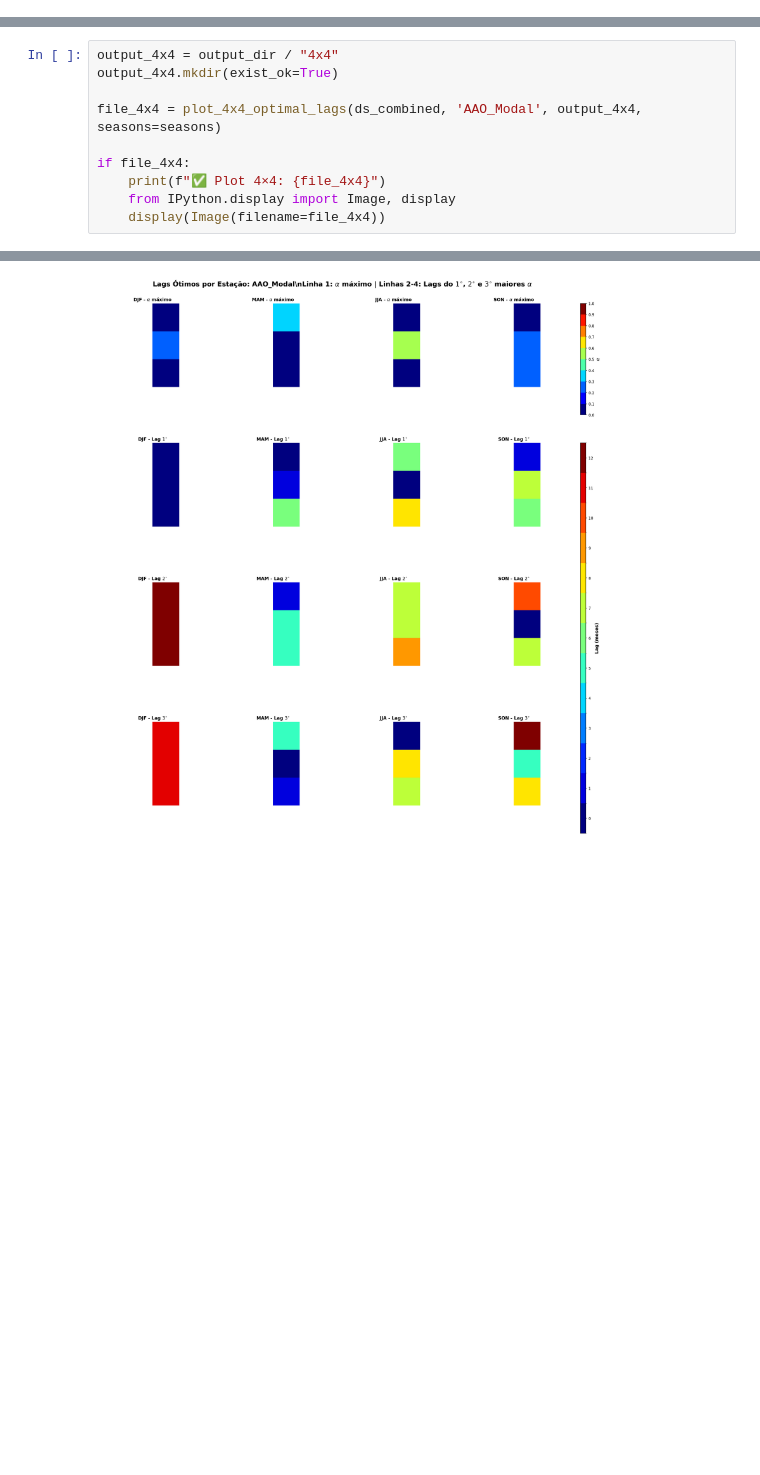
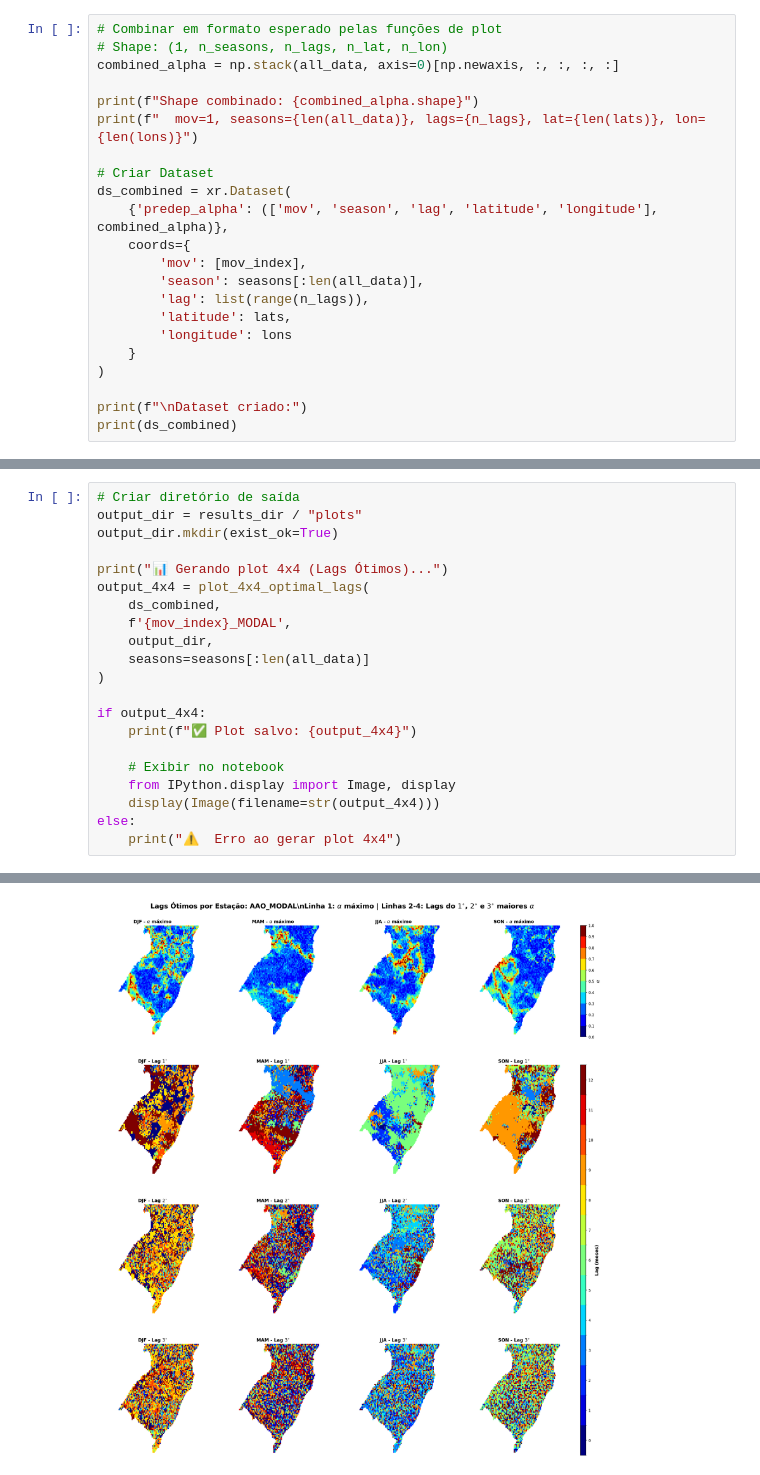
Before and after one commit to matteuscruz/irc_predep_bootstrap, a Jupyter notebook: notebooks/plot_modal_results.ipynb, the cells around one changed output, grey strips where cells are left out. Saved outputs shown, nothing was run; the diff lists cells and outputs as text; blank space fills up the shorter version.

```diff
--- a/notebooks/plot_modal_results.ipynb
+++ b/notebooks/plot_modal_results.ipynb
@@ -77,0 +77,22 @@ Região: Lat -33.8° a -25.1°, Lon -60.0° a -47.0°
+# %%
+# Combinar em formato esperado pelas funções de plot
+# Shape: (1, n_seasons, n_lags, n_lat, n_lon)
+combined_alpha = np.stack(all_data, axis=0)[np.newaxis, :, :, :, :]
+
+print(f"Shape combinado: {combined_alpha.shape}")
+print(f"  mov=1, seasons={len(all_data)}, lags={n_lags}, lat={len(lats)}, lon={len(lons)}")
+
+# Criar Dataset
+ds_combined = xr.Dataset(
+    {'predep_alpha': (['mov', 'season', 'lag', 'latitude', 'longitude'], combined_alpha)},
+    coords={
+        'mov': [mov_index],
+        'season': seasons[:len(all_data)],
+        'lag': list(range(n_lags)),
+        'latitude': lats,
+        'longitude': lons
+    }
+)
+
+print(f"\nDataset criado:")
+print(ds_combined)
@@ -80,11 +116,22 @@ Região: Lat -33.8° a -25.1°, Lon -60.0° a -47.0°
 # %%
-output_4x4 = output_dir / "4x4"
-output_4x4.mkdir(exist_ok=True)
+# Criar diretório de saída
+output_dir = results_dir / "plots"
+output_dir.mkdir(exist_ok=True)
 
-file_4x4 = plot_4x4_optimal_lags(ds_combined, 'AAO_Modal', output_4x4, seasons=seasons)
+print("📊 Gerando plot 4x4 (Lags Ótimos)...")
+output_4x4 = plot_4x4_optimal_lags(
+    ds_combined,
+    f'{mov_index}_MODAL',
+    output_dir,
+    seasons=seasons[:len(all_data)]
+)
 
-if file_4x4:
-    print(f"✅ Plot 4×4: {file_4x4}")
+if output_4x4:
+    print(f"✅ Plot salvo: {output_4x4}")
+
+    # Exibir no notebook
     from IPython.display import Image, display
-    display(Image(filename=file_4x4))
+    display(Image(filename=str(output_4x4)))
+else:
+    print("⚠️  Erro ao gerar plot 4x4")
 # %% [output]
@@ -92,2 +140,2 @@ if file_4x4:
-[figure, old version]
+[figure, new version]
 # %% [markdown]
```
Also changed, not shown: parts of 28 cells of this notebook, 2 other files.
